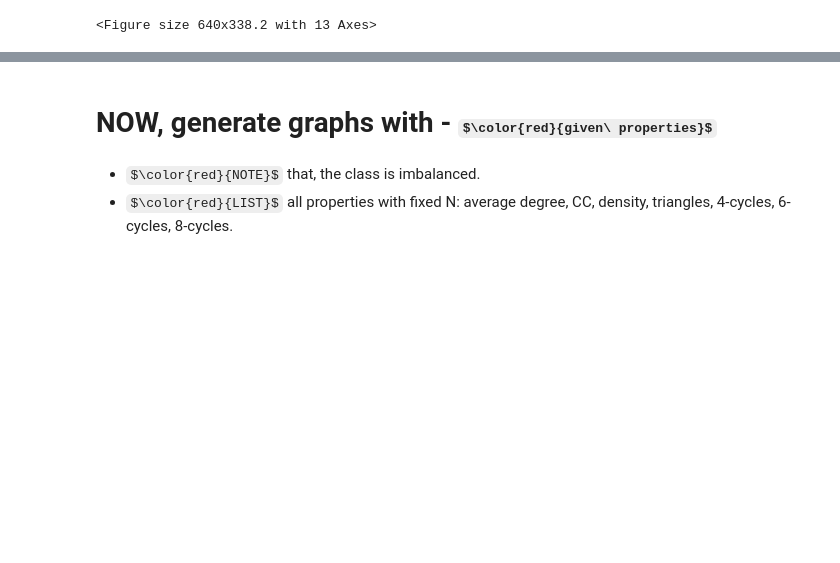
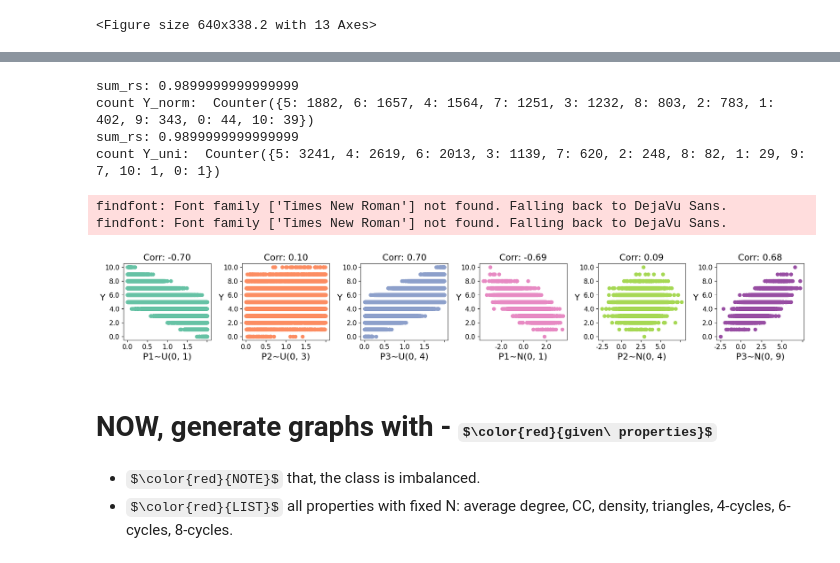
Before and after one commit to ICLab4DL/GNNBenchEffectiveness, a Jupyter notebook: dataset_utils/synthetic_dataset.ipynb, the cells around one changed output, grey strips where cells are left out. Drawn from its saved outputs; the diff is of its cells as text; code cells hidden in the pictures; some formulas as TeX source; blank space fills up the shorter version.

```diff
--- a/dataset_utils/synthetic_dataset.ipynb
+++ b/dataset_utils/synthetic_dataset.ipynb
@@ -471,3 +296,46 @@ def get_XY(uniform=True, mix=False):
+# %%
+
+# # ROUND:
+
+colors = MyColor(cmap_name="Set2")
+
+def plot_xy(Xs, Y, ax, x_label):
+    # Check the Pearson correlation between X1 and Y, X2 and Y, X3 and Y
+    for i in range(len(ax)):
+        # corr_Xi_Y, _ = pearsonr(Xs[i].squeeze(), Y[int(i/3)])
+        corr_Xi_Y, _ = pearsonr(Xs[i].squeeze(), Y)
+        ax[i].scatter(Xs[i], Y, color=colors.get_color(), label=f'Corr: {corr_Xi_Y:.2f}')
+        ax[i].set_xlabel(x_label[i],fontsize=16)
+        ax[i].set_ylabel('Y', fontsize=16,  rotation = 0)
+        ax[i].set_title(f'Corr: {corr_Xi_Y:.2f}', fontsize=16)
+        ax[i].set_xticklabels(ax[i].get_xticks(), fontsize=12)
+        ax[i].set_yticklabels(ax[i].get_yticks(), fontsize=12)
+# Y = np.round(Y).astype(int)
+from collections import Counter
+
+Xs_uni, Y_uni = get_XY(uniform=True)
+print('count Y_norm: ', Counter(Y_uni))
+
+Xs_norm, Y_norm = get_XY(uniform=False, mix=False)
+print('count Y_uni: ', Counter(Y_norm))
+
+# Plot the linear correlation figures for X1 vs Y, X2 vs Y, X3 vs Y in a single figure with different colors
+fig, axes = plt.subplots(1, 6, figsize=(18, 3), dpi=100)
+
+# Xs_uni.extend(Xs_norm)
+
+plot_xy(Xs_uni, Y_uni, axes[:3], ['P1~U(0, 1)', 'P2~U(0, 3)', 'P3~U(0, 4)'])
+plot_xy(Xs_norm, Y_norm, axes[3:], ['P1~N(0, 1)', 'P2~N(0, 4)', 'P3~N(0, 9)'])
+
+fig.tight_layout()
+# %% [output]
+sum_rs: 0.9899999999999999
+count Y_norm:  Counter({5: 1882, 6: 1657, 4: 1564, 7: 1251, 3: 1232, 8: 803, 2: 783, 1: 402, 9: 343, 0: 44, 10: 39})
+sum_rs: 0.9899999999999999
+count Y_uni:  Counter({5: 3241, 4: 2619, 6: 2013, 3: 1139, 7: 620, 2: 248, 8: 82, 1: 29, 9: 7, 10: 1, 0: 1})
+findfont: Font family ['Times New Roman'] not found. Falling back to DejaVu Sans.
+findfont: Font family ['Times New Roman'] not found. Falling back to DejaVu Sans.
+[figure, added]
 # %% [markdown]
 # NOW, generate graphs with - $\color{red}{given\ properties}$
 - $\color{red}{NOTE}$ that, the class is imbalanced.
```
Also changed, not shown: parts of 28 cells of this notebook, 15 other files.
